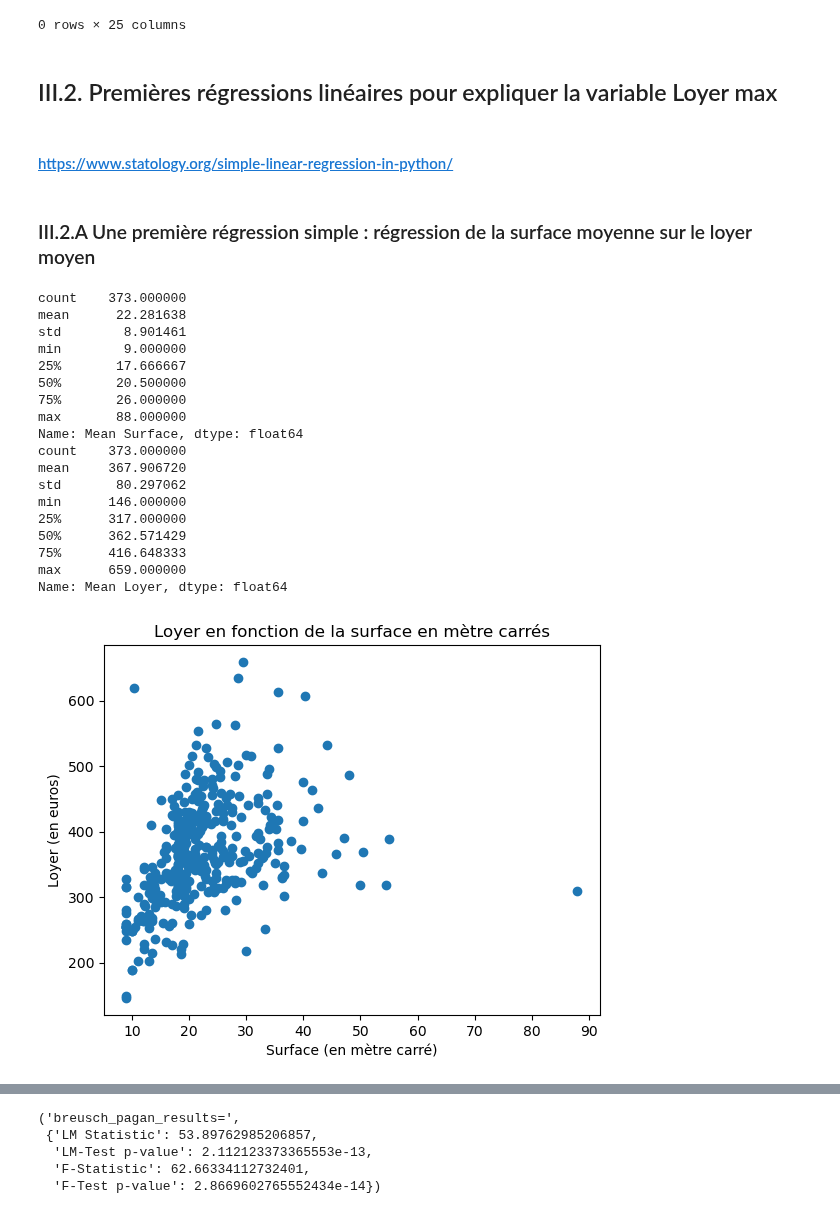
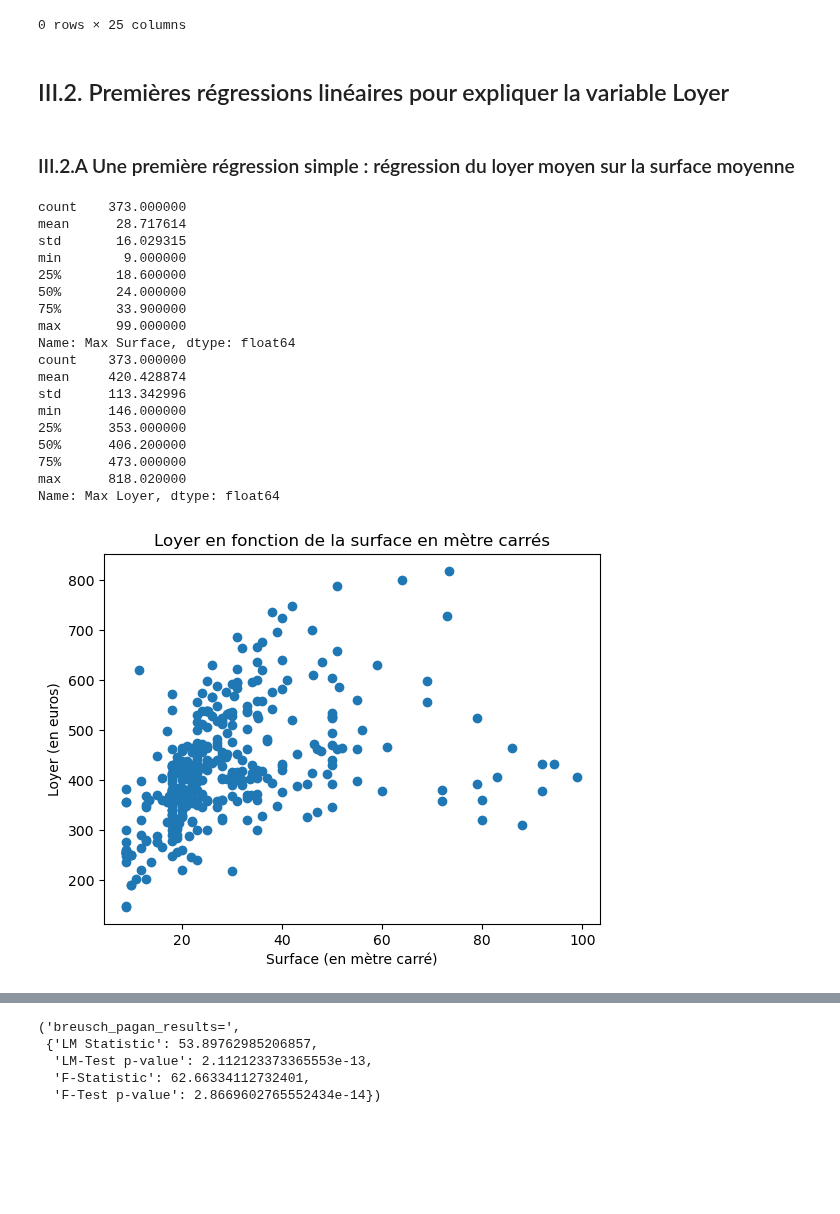
Before and after one commit to Simgnt/La-loi-du-Crous, a Jupyter notebook: Regressions.ipynb, the cells around one changed output, grey strips where cells are left out. Cells and saved outputs as stored; diff of their text form; code cells hidden in the pictures; blank space fills up the shorter version.

```diff
--- a/Regressions.ipynb
+++ b/Regressions.ipynb
@@ -420,47 +420,45 @@ df[df['departement']=='Saône-et-Loire']
 |  | title | infos | address | geocalisation | regions | Loyer | Max Loyer | Min Loyer | Mean Loyer | Surface | ... |
 0 rows × 25 columns
 # %% [markdown]
-## III.2. Premières régressions linéaires pour expliquer la variable Loyer max
+## III.2. Premières régressions linéaires pour expliquer la variable Loyer
-# %% [markdown]
-#### https://www.statology.org/simple-linear-regression-in-python/
 # %% [markdown]
-### III.2.A Une première régression simple : régression de la surface moyenne sur le loyer moyen
+### III.2.A Une première régression simple : régression du loyer moyen sur la surface moyenne
 # %%
 """
 On vérifie qu'il n'y a pas de valeurs incohérentes (min, max) qui viendraient fausser les résultats.
 """
-print(df2['Mean Surface'].describe())
-print(df2['Mean Loyer'].describe())
+print(df2['Max Surface'].describe())
+print(df2['Max Loyer'].describe())
 # %% [output]
 count    373.000000
-mean      22.281638
-std        8.901461
+mean      28.717614
+std       16.029315
 min        9.000000
-25%       17.666667
-50%       20.500000
-75%       26.000000
-max       88.000000
-Name: Mean Surface, dtype: float64
+25%       18.600000
+50%       24.000000
+75%       33.900000
+max       99.000000
+Name: Max Surface, dtype: float64
 count    373.000000
-mean     367.906720
-std       80.297062
+mean     420.428874
+std      113.342996
 min      146.000000
-25%      317.000000
-50%      362.571429
-75%      416.648333
-max      659.000000
-Name: Mean Loyer, dtype: float64
+25%      353.000000
+50%      406.200000
+75%      473.000000
+max      818.020000
+Name: Max Loyer, dtype: float64
 # %%
 """
 on regarde la répartition des loyers en fonction de la surface.
 """
-plt.scatter(df2['Mean Surface'], df2['Mean Loyer'])
+plt.scatter(df2['Max Surface'], df2['Max Loyer'])
 plt.title('Loyer en fonction de la surface en mètre carrés')
 plt.xlabel('Surface (en mètre carré)')
 plt.ylabel('Loyer (en euros)')
 plt.show()
 # %% [output]
-[figure, old version]
+[figure, new version]
 # %%
 """
 On détaille les étapes pour définir la régression.
```
Also changed, not shown: parts of 48 cells of this notebook.
